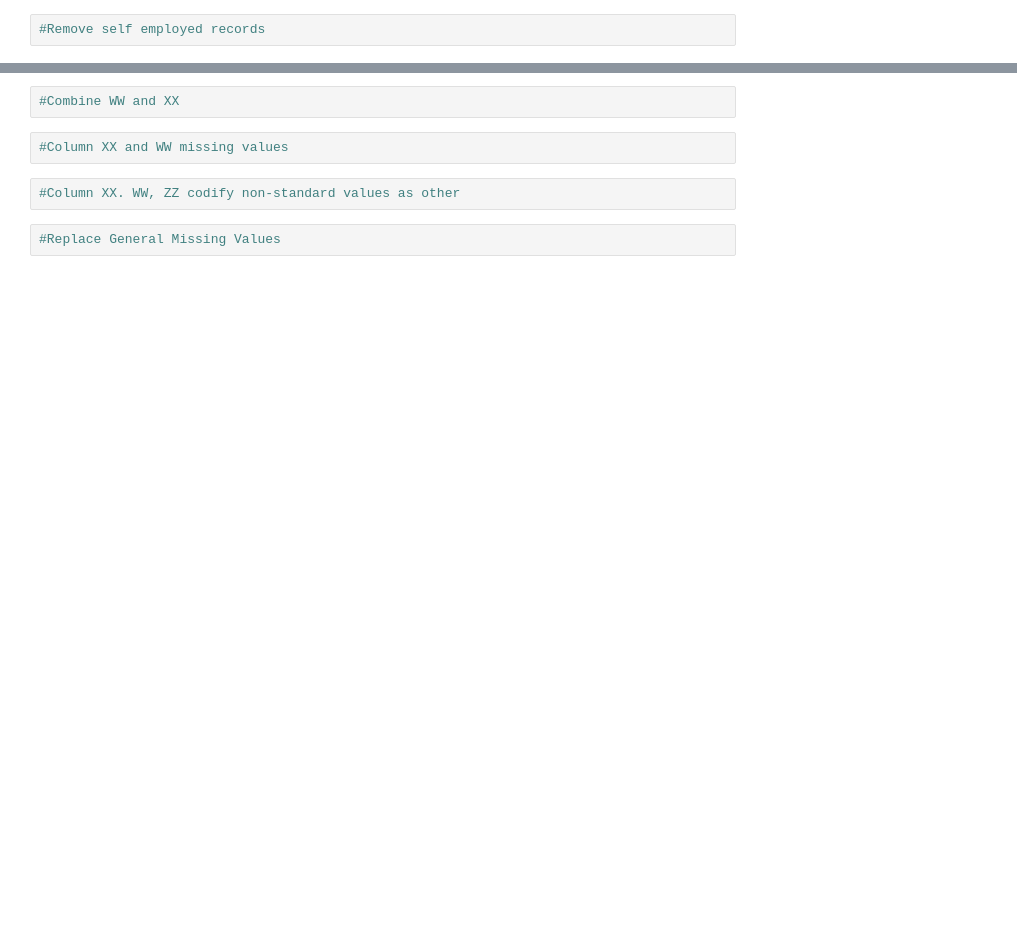
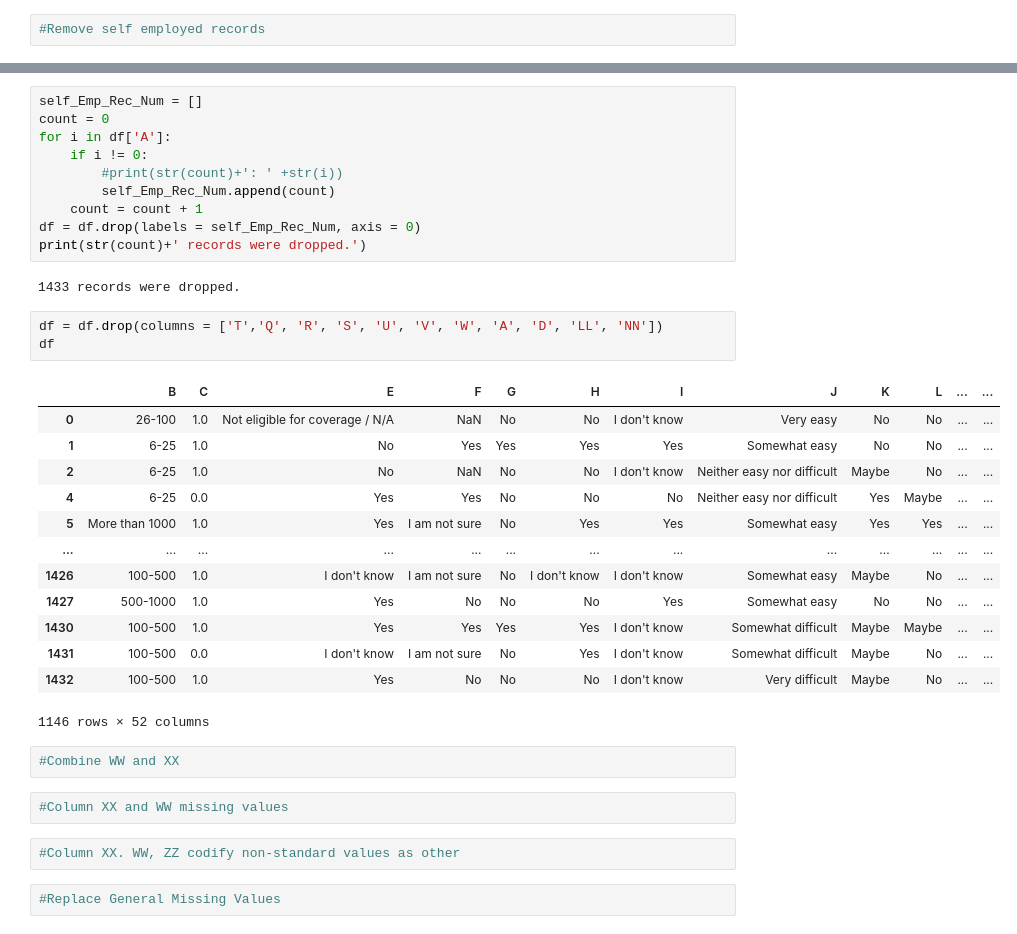
Before and after one commit to sjc5897/DSCI-633-Project, a Jupyter notebook: Data Preprocessing.ipynb, the cells around one changed output, grey strips where cells are left out. Cells and saved outputs as stored; diff of their text form; blank space fills up the shorter version.

```diff
--- a/Data Preprocessing.ipynb
+++ b/Data Preprocessing.ipynb
@@ -9,3 +23,32 @@ import numpy as np
+# %%
+self_Emp_Rec_Num = []
+count = 0
+for i in df['A']:
+    if i != 0:
+        #print(str(count)+': ' +str(i))
+        self_Emp_Rec_Num.append(count)
+    count = count + 1
+df = df.drop(labels = self_Emp_Rec_Num, axis = 0)
+print(str(count)+' records were dropped.')
+# %% [output]
+1433 records were dropped.
+# %%
+df = df.drop(columns = ['T','Q', 'R', 'S', 'U', 'V', 'W', 'A', 'D', 'LL', 'NN'])
+df
+# %% [output]
+|  | B | C | E | F | G | H | I | J | K | L | ... | ... |
+| 0 | 26-100 | 1.0 | Not eligible for coverage / N/A | NaN | No | No | I don't know | Very easy | No | No | ... | ... |
+| 1 | 6-25 | 1.0 | No | Yes | Yes | Yes | Yes | Somewhat easy | No | No | ... | ... |
+| 2 | 6-25 | 1.0 | No | NaN | No | No | I don't know | Neither easy nor difficult | Maybe | No | ... | ... |
+| 4 | 6-25 | 0.0 | Yes | Yes | No | No | No | Neither easy nor difficult | Yes | Maybe | ... | ... |
+| 5 | More than 1000 | 1.0 | Yes | I am not sure | No | Yes | Yes | Somewhat easy | Yes | Yes | ... | ... |
+| ... | ... | ... | ... | ... | ... | ... | ... | ... | ... | ... | ... | ... |
+| 1426 | 100-500 | 1.0 | I don't know | I am not sure | No | I don't know | I don't know | Somewhat easy | Maybe | No | ... | ... |
+| 1427 | 500-1000 | 1.0 | Yes | No | No | No | Yes | Somewhat easy | No | No | ... | ... |
+| 1430 | 100-500 | 1.0 | Yes | Yes | Yes | Yes | I don't know | Somewhat difficult | Maybe | Maybe | ... | ... |
+| 1431 | 100-500 | 0.0 | I don't know | I am not sure | No | Yes | I don't know | Somewhat difficult | Maybe | No | ... | ... |
+| 1432 | 100-500 | 1.0 | Yes | No | No | No | I don't know | Very difficult | Maybe | No | ... | ... |
+1146 rows × 52 columns
 # %%
 #Combine WW and XX
 # %%
```
Also changed, not shown: parts of 11 cells of this notebook.
